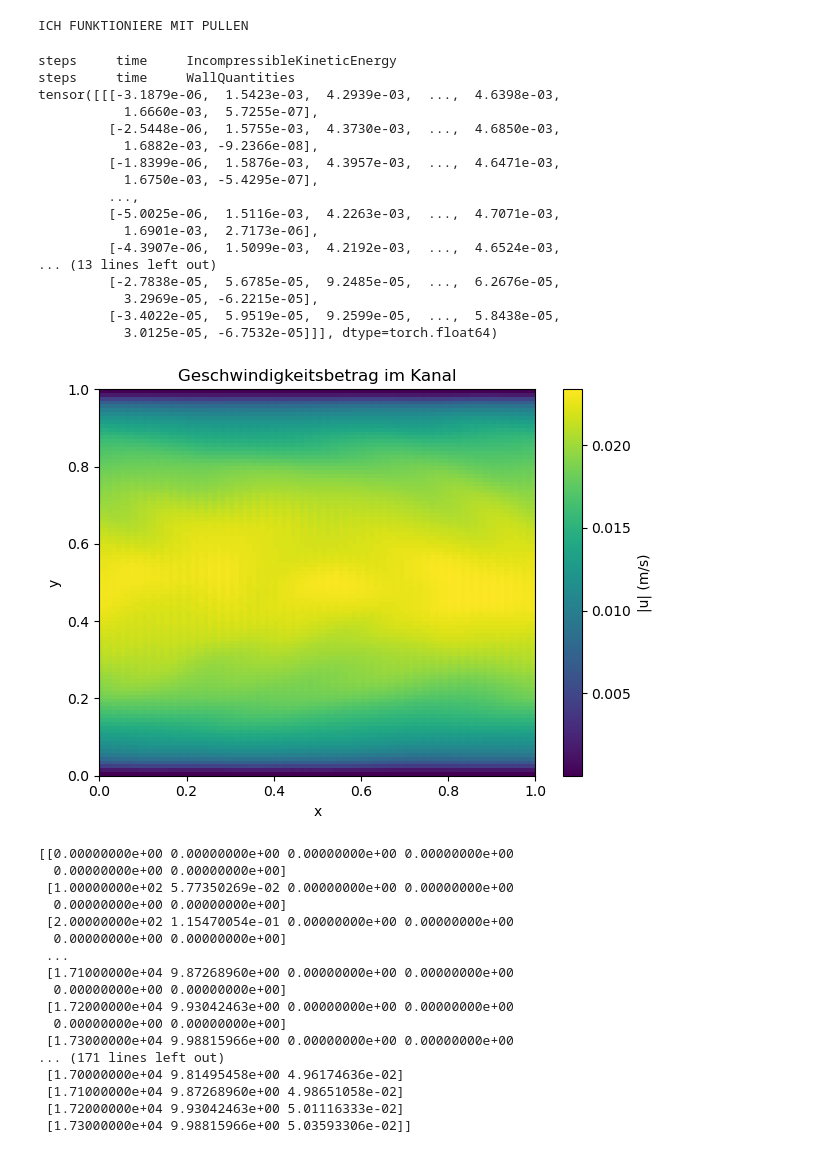
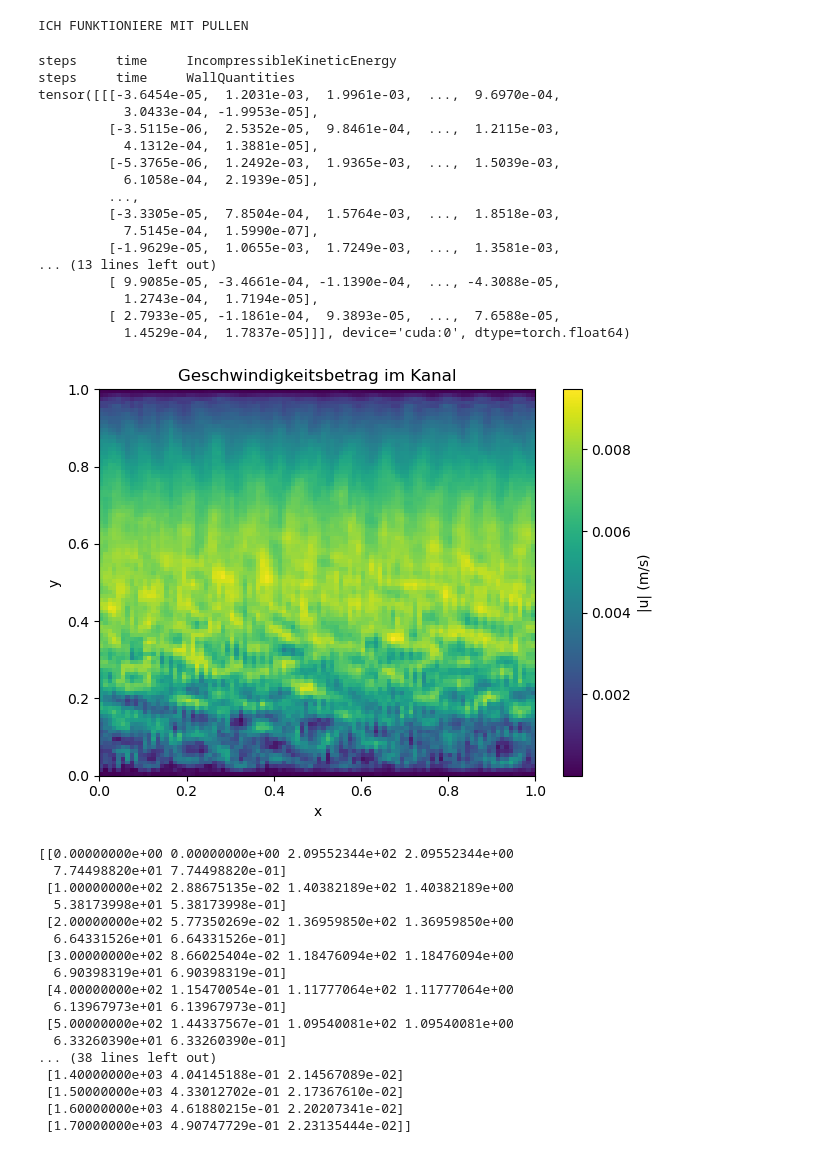
Before and after one commit to McBs/lettuce, a Jupyter notebook: examples/ChannelFlowSimulation.ipynb, the cells around one changed output. Cells and saved outputs as stored; diff of their text form; code cells hidden in the pictures.

```diff
--- a/examples/ChannelFlowSimulation.ipynb
+++ b/examples/ChannelFlowSimulation.ipynb
@@ -13,11 +13,11 @@ parser.add_argument("--resolutionx", type=int, default=100)
 parser.add_argument("--resolutiony", type=int, default=100)
 parser.add_argument("--nout", type=int, default=100)
 parser.add_argument("--nvtk", type=int, default=100)
-parser.add_argument("--tmax", type=int, default=10)
+parser.add_argument("--tmax", type=int, default=0.5)
 parser.add_argument("--Re", type=int, default=10000)
 parser.add_argument("--collision_operator", type=str, default="BGK")
 parser.add_argument("--Precision", type=str, default="Double")
-parser.add_argument("--Mach", type=float, default=0.1)
+parser.add_argument("--Mach", type=float, default=0.05)
 args, unknown = parser.parse_known_args()
 args = vars(args)
 print("ICH FUNKTIONIERE MIT PULLEN")
@@ -33,7 +33,7 @@ Mach = args["Mach"]
 res_x = args["resolutionx"]
 res_y = args["resolutiony"]
 
-acceleration = np.array([1e-7, 0.0])  # Body Force in x-Richtung (Guo)
+acceleration = np.array([5e-7, 0.0])  # Body Force in x-Richtung (Guo)
 
 
 if Precision == "Single":
@@ -90,7 +90,7 @@ simulation.reporters.append(reporter)
 
 # ... (Deine anderen Reporter in der 2D-Simulation) ...
 
-wq = WallQuantities(lattice,flow)
+wq = WallQuantities(lattice,flow,averaging_steps = 1)
 reporter2 = lt.ObservableReporter(wq, interval=100, out=None)
 simulation.reporters.append(reporter2)
 # ... (Starte deine 2D-Simulation) ...
@@ -111,61 +111,61 @@ simulation.initialize_f_neq
 steps = int(flow.units.convert_time_to_lu(tmax))  # z.B. 5 Sekunden
 mlups = simulation.step(num_steps=steps)
 # --- 📈 Analyse ---
 u = lattice.u(simulation.f) # u-Komponente
 u_mean= torch.mean(u, dim=(1,0))
 
 print(u) # Mittelung über x-Richtung
 
 # Hole u_x-Komponente (Index 0)
 u_numpy = u.cpu().numpy()  # [2, res_x, res_y]
 u_mag = np.sqrt(u_numpy[0]**2 + u_numpy[1]**2)  # Geschwindigkeitbetrag
 
 plt.imshow(u_mag.T, origin='lower', extent=[0, 1, 0, 1], aspect='auto')
 plt.colorbar(label='|u| (m/s)')
 plt.xlabel("x")
 plt.ylabel("y")
 plt.title("Geschwindigkeitsbetrag im Kanal")
 plt.tight_layout()
 plt.show()
 
 wq = np.array(simulation.reporters[1].out)
 Energy = np.array(simulation.reporters[0].out)
 
 print(wq)
 print(Energy)
 # %% [output]
 steps     time     IncompressibleKineticEnergy
 steps     time     WallQuantities
-tensor([[[-3.1879e-06,  1.5423e-03,  4.2939e-03,  ...,  4.6398e-03,
-           1.6660e-03,  5.7255e-07],
-         [-2.5448e-06,  1.5755e-03,  4.3730e-03,  ...,  4.6850e-03,
-           1.6882e-03, -9.2366e-08],
-         [-1.8399e-06,  1.5876e-03,  4.3957e-03,  ...,  4.6471e-03,
-           1.6750e-03, -5.4295e-07],
+tensor([[[-3.6454e-05,  1.2031e-03,  1.9961e-03,  ...,  9.6970e-04,
+           3.0433e-04, -1.9953e-05],
+         [-3.5115e-06,  2.5352e-05,  9.8461e-04,  ...,  1.2115e-03,
+           4.1312e-04,  1.3881e-05],
+         [-5.3765e-06,  1.2492e-03,  1.9365e-03,  ...,  1.5039e-03,
+           6.1058e-04,  2.1939e-05],
          ...,
-         [-5.0025e-06,  1.5116e-03,  4.2263e-03,  ...,  4.7071e-03,
-           1.6901e-03,  2.7173e-06],
-         [-4.3907e-06,  1.5099e-03,  4.2192e-03,  ...,  4.6524e-03,
+         [-3.3305e-05,  7.8504e-04,  1.5764e-03,  ...,  1.8518e-03,
+           7.5145e-04,  1.5990e-07],
+         [-1.9629e-05,  1.0655e-03,  1.7249e-03,  ...,  1.3581e-03,
 ... (13 lines left out)
-         [-2.7838e-05,  5.6785e-05,  9.2485e-05,  ...,  6.2676e-05,
-           3.2969e-05, -6.2215e-05],
-         [-3.4022e-05,  5.9519e-05,  9.2599e-05,  ...,  5.8438e-05,
-           3.0125e-05, -6.7532e-05]]], dtype=torch.float64)
+         [ 9.9085e-05, -3.4661e-04, -1.1390e-04,  ..., -4.3088e-05,
+           1.2743e-04,  1.7194e-05],
+         [ 2.7933e-05, -1.1861e-04,  9.3893e-05,  ...,  7.6588e-05,
+           1.4529e-04,  1.7837e-05]]], device='cuda:0', dtype=torch.float64)
-[figure, old version]
+[figure, new version]
-[[0.00000000e+00 0.00000000e+00 0.00000000e+00 0.00000000e+00
-  0.00000000e+00 0.00000000e+00]
- [1.00000000e+02 5.77350269e-02 0.00000000e+00 0.00000000e+00
-  0.00000000e+00 0.00000000e+00]
- [2.00000000e+02 1.15470054e-01 0.00000000e+00 0.00000000e+00
-  0.00000000e+00 0.00000000e+00]
- ...
- [1.71000000e+04 9.87268960e+00 0.00000000e+00 0.00000000e+00
-  0.00000000e+00 0.00000000e+00]
- [1.72000000e+04 9.93042463e+00 0.00000000e+00 0.00000000e+00
-  0.00000000e+00 0.00000000e+00]
- [1.73000000e+04 9.98815966e+00 0.00000000e+00 0.00000000e+00
-... (171 lines left out)
- [1.70000000e+04 9.81495458e+00 4.96174636e-02]
- [1.71000000e+04 9.87268960e+00 4.98651058e-02]
- [1.72000000e+04 9.93042463e+00 5.01116333e-02]
- [1.73000000e+04 9.98815966e+00 5.03593306e-02]]
+[[0.00000000e+00 0.00000000e+00 2.09552344e+02 2.09552344e+00
+  7.74498820e+01 7.74498820e-01]
+ [1.00000000e+02 2.88675135e-02 1.40382189e+02 1.40382189e+00
+  5.38173998e+01 5.38173998e-01]
+ [2.00000000e+02 5.77350269e-02 1.36959850e+02 1.36959850e+00
+  6.64331526e+01 6.64331526e-01]
+ [3.00000000e+02 8.66025404e-02 1.18476094e+02 1.18476094e+00
+  6.90398319e+01 6.90398319e-01]
+ [4.00000000e+02 1.15470054e-01 1.11777064e+02 1.11777064e+00
+  6.13967973e+01 6.13967973e-01]
+ [5.00000000e+02 1.44337567e-01 1.09540081e+02 1.09540081e+00
+  6.33260390e+01 6.33260390e-01]
+... (38 lines left out)
+ [1.40000000e+03 4.04145188e-01 2.14567089e-02]
+ [1.50000000e+03 4.33012702e-01 2.17367610e-02]
+ [1.60000000e+03 4.61880215e-01 2.20207341e-02]
+ [1.70000000e+03 4.90747729e-01 2.23135444e-02]]
```
Also changed, not shown: parts of 1 cell of this notebook, 2 other files.
